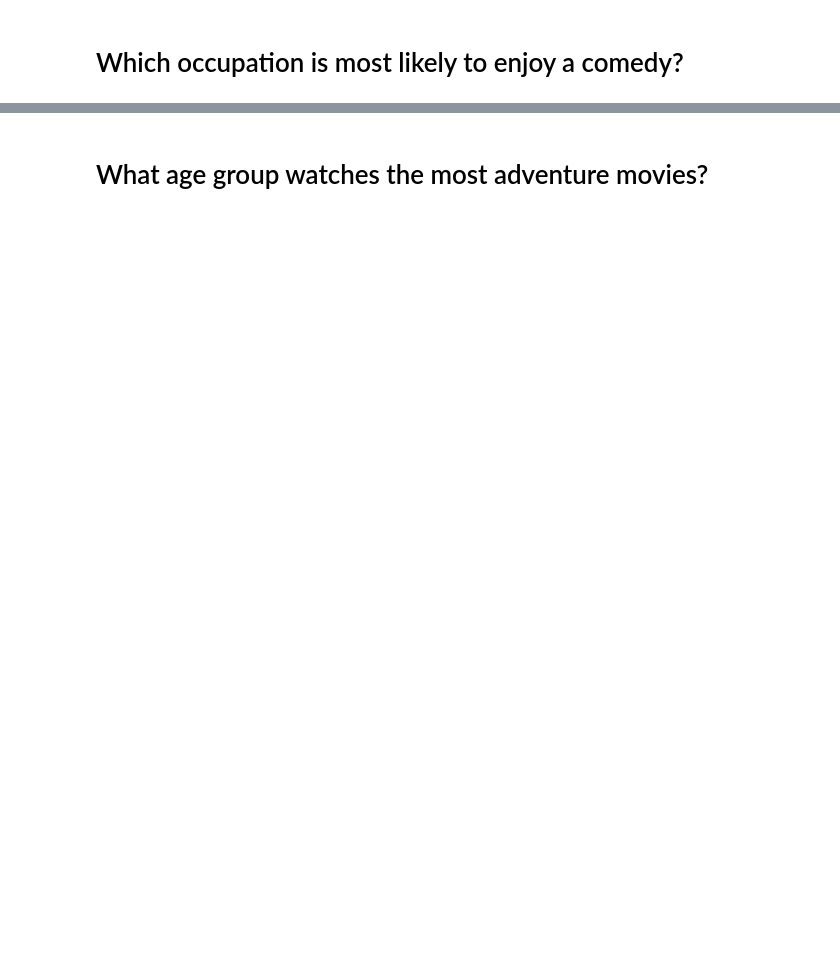
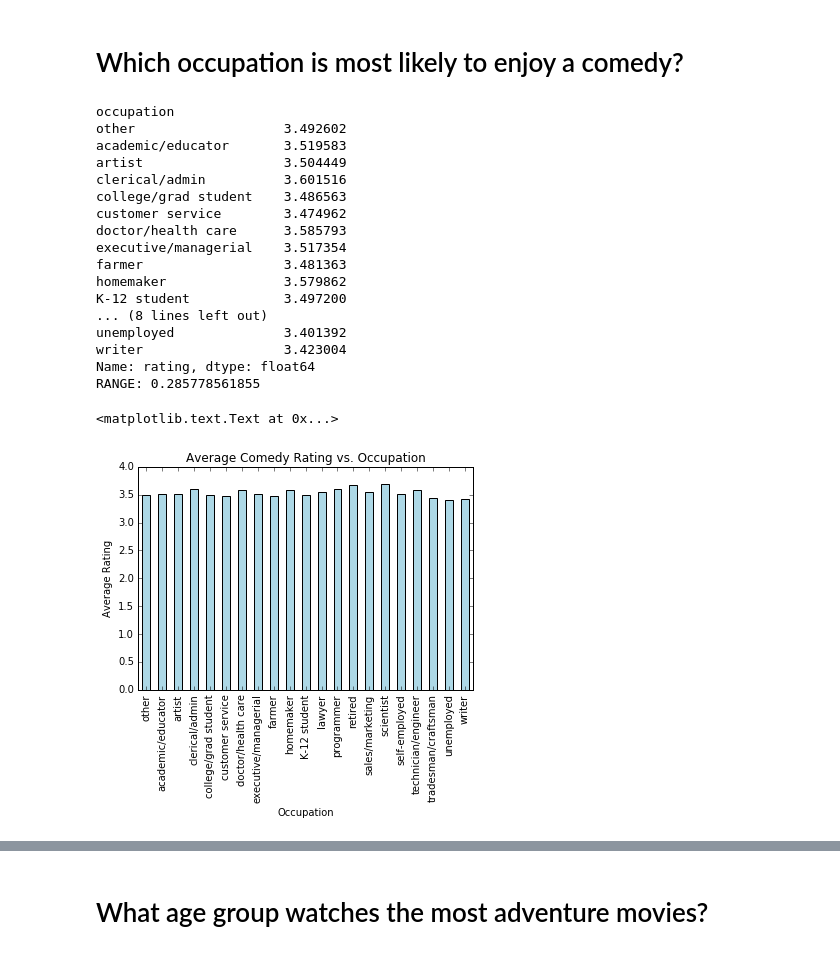
Before and after one commit to awkweb/DS501, a Jupyter notebook: 2/CaseStudy2.ipynb, the cells around one changed output, grey strips where cells are left out. Drawn from its saved outputs; the diff is of its cells as text; code cells hidden in the pictures; blank space fills up the shorter version.

```diff
--- a/2/CaseStudy2.ipynb
+++ b/2/CaseStudy2.ipynb
@@ -1181,0 +1188,33 @@ plt.show()
+# %%
+job_avg_ratings = comedy_data.pivot_table('rating', index='occupation', aggfunc=np.mean)
+job_avg_ratings.rename(index={0:'other', 1:'academic/educator',2: 'artist',3: 'clerical/admin',4: 'college/grad student',
+                                  5: 'customer service',6: 'doctor/health care',7:'executive/managerial',8:'farmer',
+                                  9: 'homemaker',10: 'K-12 student',11: 'lawyer',12 :'programmer',13: 'retired',
+                                  14:'sales/marketing',15:'scientist',16: 'self-employed',17: 'technician/engineer',
+                                  18: 'tradesman/craftsman',19 :'unemployed',20: 'writer'}, inplace=True)
+print job_avg_ratings
+print "RANGE: %s" % (job_avg_ratings.max() - job_avg_ratings.min())
+job_avg_ratings.plot(kind='bar', color='lightblue')
+plt.title('Average Comedy Rating vs. Occupation')
+plt.xlabel('Occupation')
+plt.ylabel('Average Rating')
+# %% [output]
+occupation
+other                   3.492602
+academic/educator       3.519583
+artist                  3.504449
+clerical/admin          3.601516
+college/grad student    3.486563
+customer service        3.474962
+doctor/health care      3.585793
+executive/managerial    3.517354
+farmer                  3.481363
+homemaker               3.579862
+K-12 student            3.497200
+... (8 lines left out)
+unemployed              3.401392
+writer                  3.423004
+Name: rating, dtype: float64
+RANGE: 0.285778561855
+<matplotlib.text.Text at 0x...>
+[figure, added]
```
Also changed, not shown: parts of 20 cells of this notebook, 1 other file.
